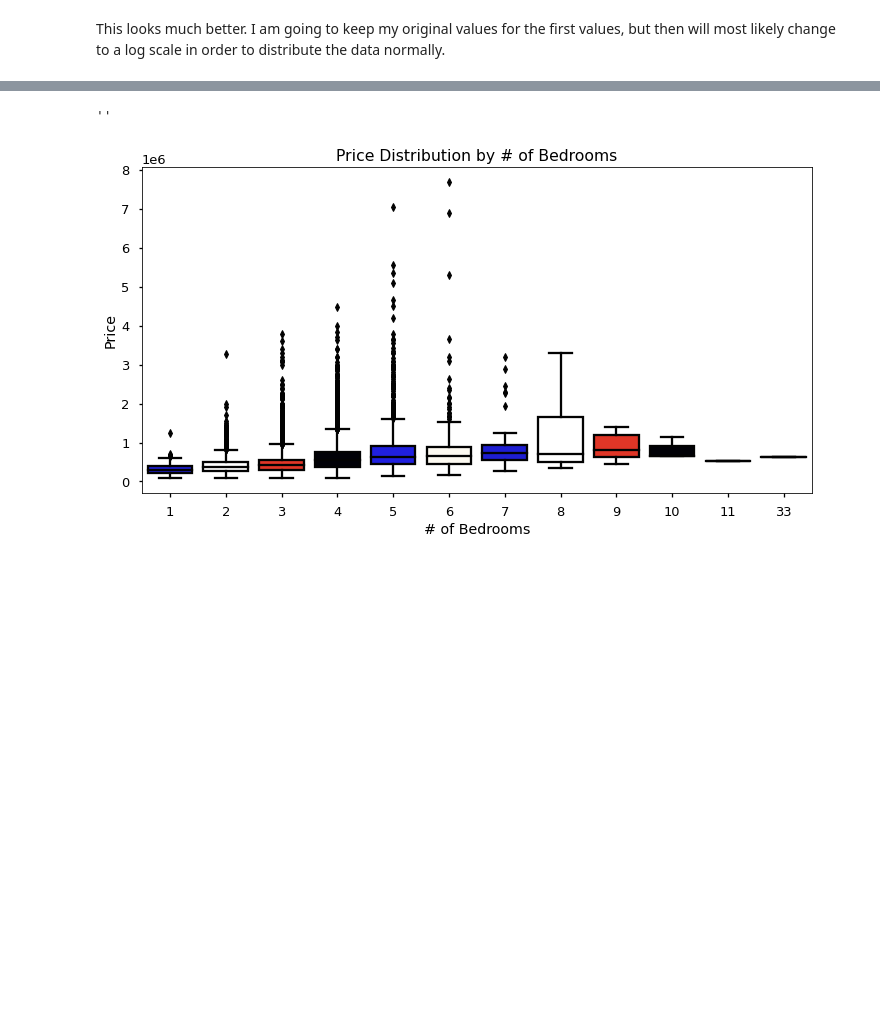
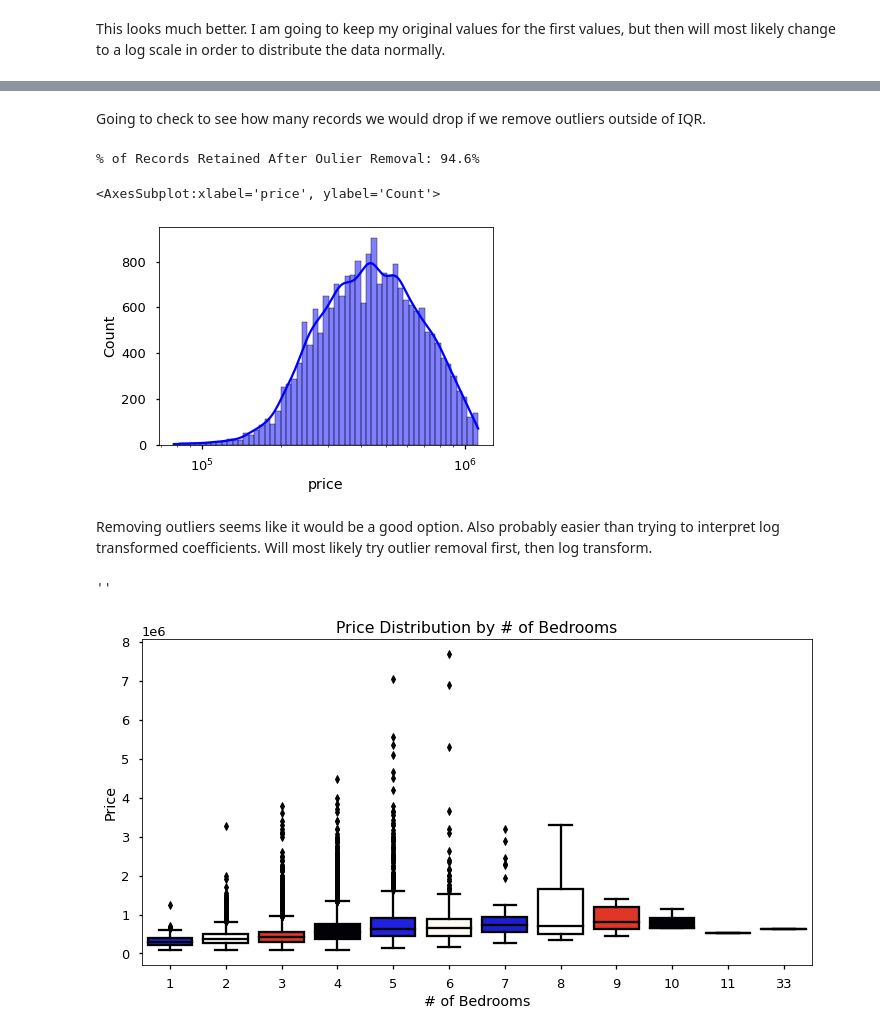
Before and after one commit to heathlikethecandybar/dsc-phase-2-project-v2-3, a Jupyter notebook: phase_2_project.ipynb, the cells around one changed output, grey strips where cells are left out. Saved outputs shown, nothing was run; the diff lists cells and outputs as text; code cells hidden in the pictures; blank space fills up the shorter version.

```diff
--- a/phase_2_project.ipynb
+++ b/phase_2_project.ipynb
@@ -467,3 +467,34 @@ This looks much better.  I am going to keep my original values for the first val
+# %% [markdown]
+Going to check to see how many records we would drop if we remove outliers outside of IQR.
+# %%
+# Developing variables for IQR removal, and record count.
+price_Q1 = df_clean['price'].quantile(0.25)
+price_Q3 = df_clean['price'].quantile(0.75)
+
+IQR = price_Q3 - price_Q1
+
+lower_bnd = price_Q1 - 1.5 * IQR
+upper_bnd = price_Q3 + 1.5 * IQR
+# %%
+# Creating variable for lower bound
+outliers_low = df_clean['price'] > lower_bnd
+# %%
+# Creating variable for lower bound
+outliers_up = df_clean['price'] < upper_bnd
+# %%
+print("% of Records Retained After Oulier Removal:",
+      "{:.1%}".format(len(df_clean['price'][~outliers_low | outliers_up])/ len(df_clean))
+     )
+# %% [output]
+% of Records Retained After Oulier Removal: 94.6%
+# %%
+price_check = df_clean['price'][~outliers_low | outliers_up]
+sns.histplot(data=price_check, kde=True, log_scale=True, color='blue')
+# %% [output]
+<AxesSubplot:xlabel='price', ylabel='Count'>
+[figure, added]
+# %% [markdown]
+Removing outliers seems like it would be a good option.  Also probably easier than trying to interpret log transformed coefficients.  Will most likely try outlier removal first, then log transform.
 # %%
 fig, ax = plt.subplots(figsize=(12,6))
 
```
Also changed, not shown: parts of 41 cells of this notebook.
